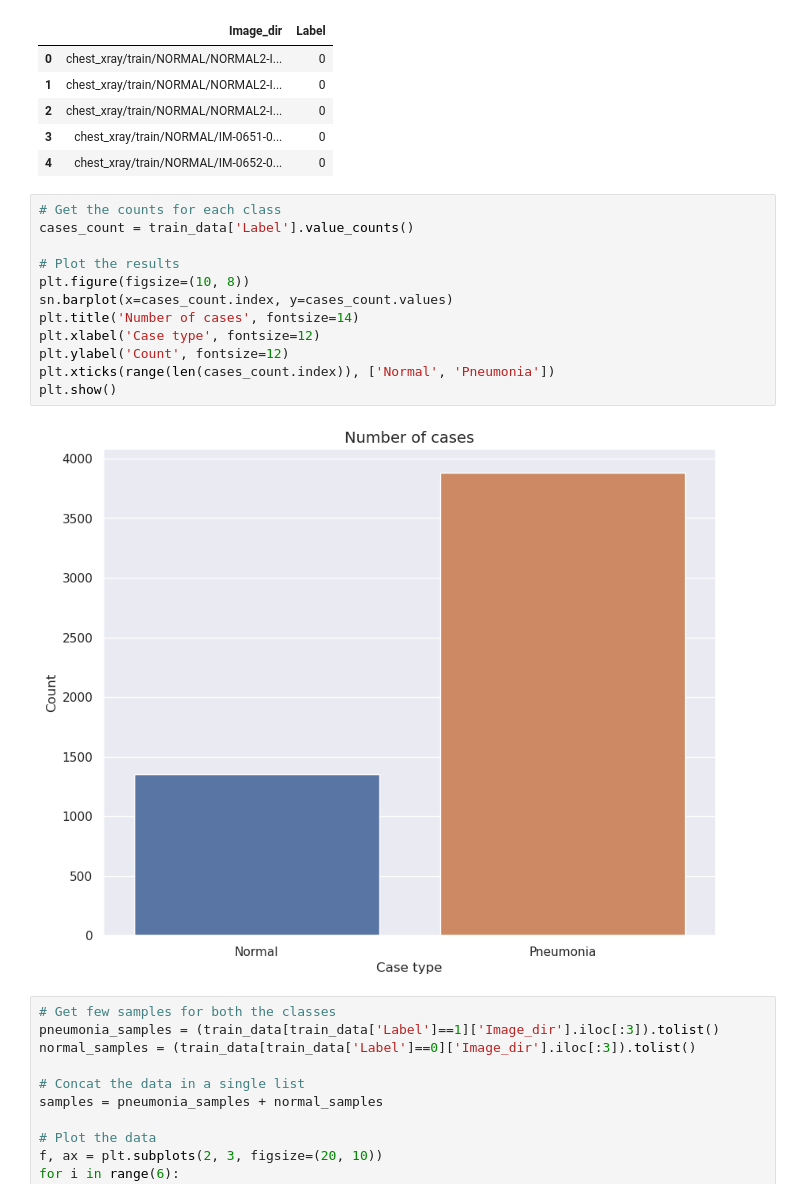
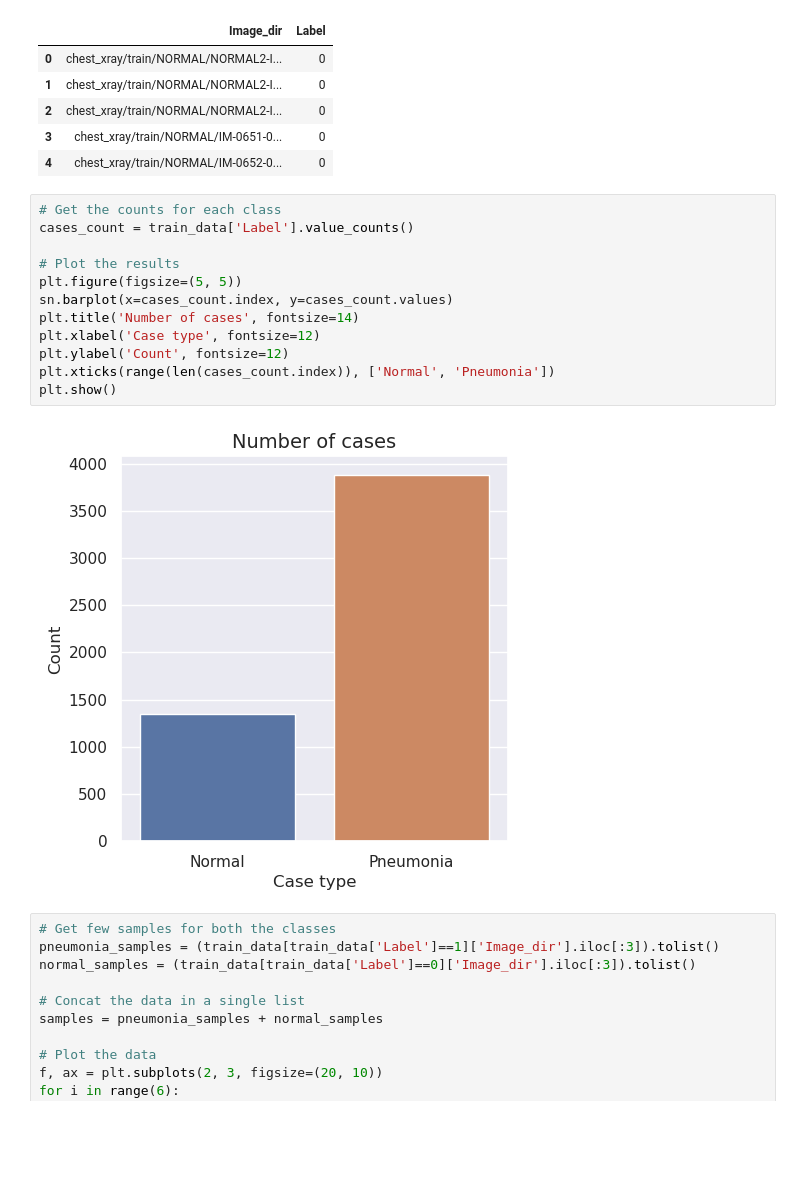
Before and after one commit to mrcljns/Identifying_Pneumonia_Project, a Jupyter notebook: identifying_pnuemonia_notebook.ipynb, the cells around one changed output. Saved outputs shown, nothing was run; the diff lists cells and outputs as text; blank space fills up the shorter version.

Commit message:
Created visualizations

```diff
--- a/identifying_pnuemonia_notebook.ipynb
+++ b/identifying_pnuemonia_notebook.ipynb
@@ -131,17 +138,17 @@ train_data.head()
 # %%
 # Get the counts for each class
 cases_count = train_data['Label'].value_counts()
 
 # Plot the results
-plt.figure(figsize=(10, 8))
+plt.figure(figsize=(5, 5))
 sn.barplot(x=cases_count.index, y=cases_count.values)
 plt.title('Number of cases', fontsize=14)
 plt.xlabel('Case type', fontsize=12)
 plt.ylabel('Count', fontsize=12)
 plt.xticks(range(len(cases_count.index)), ['Normal', 'Pneumonia'])
 plt.show()
 # %% [output]
-[figure, old version]
+[figure, new version]
 # %%
 # Get few samples for both the classes
 pneumonia_samples = (train_data[train_data['Label']==1]['Image_dir'].iloc[:3]).tolist()
```
Also changed, not shown: parts of 40 cells of this notebook, 1 other file.
